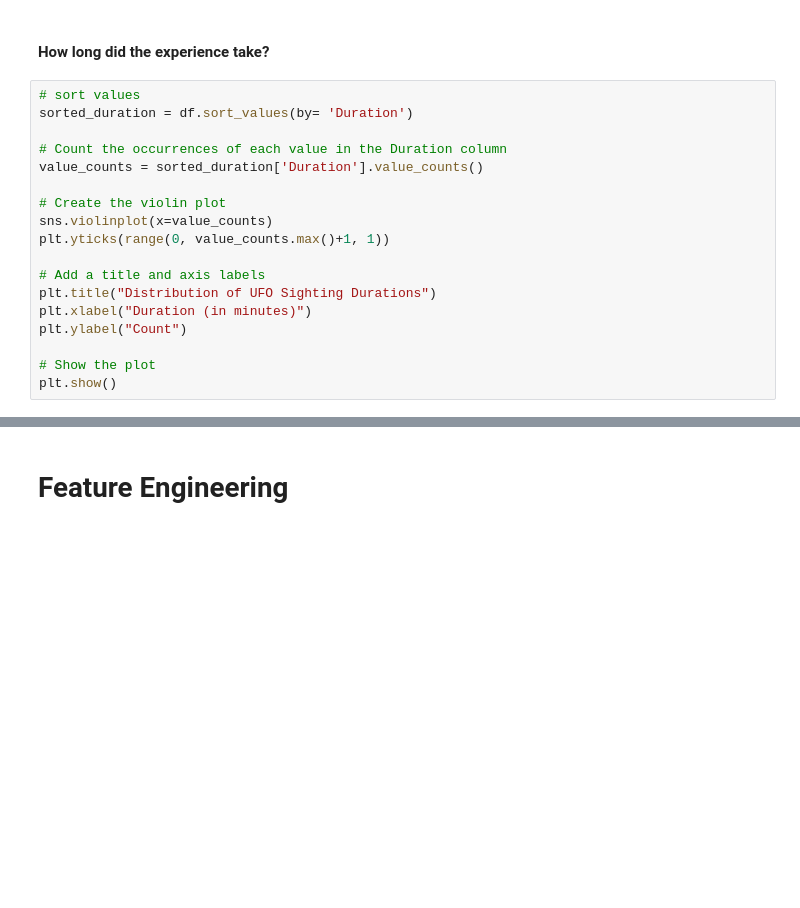
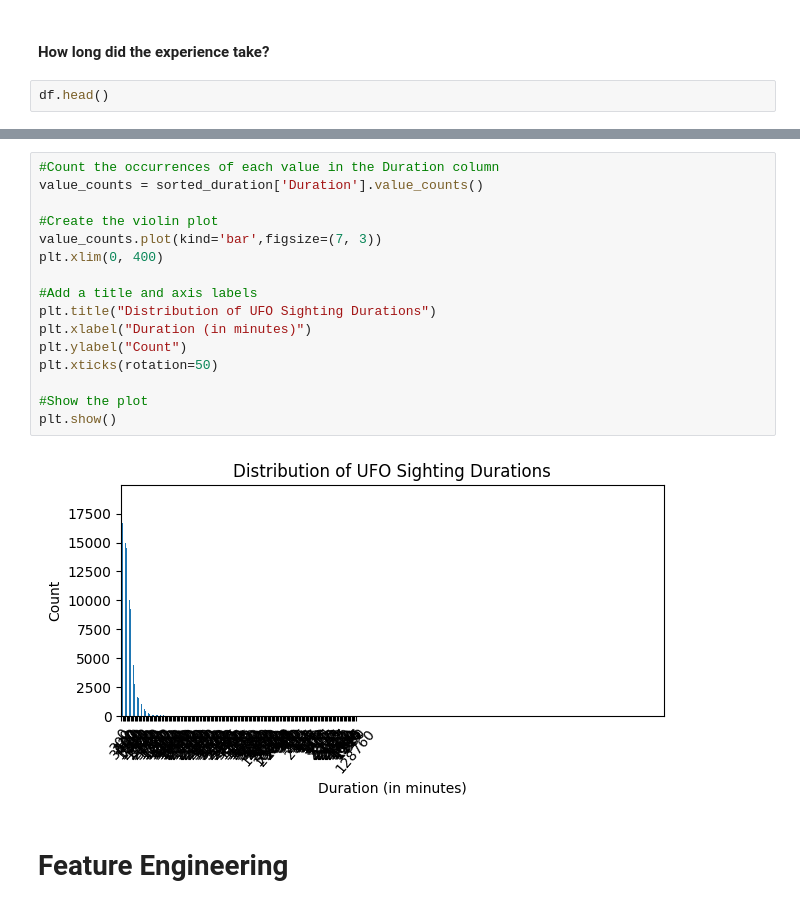
Before and after one commit to ortizfram/UFO-reports-analysis, a Jupyter notebook: UFO-reports.ipynb, the cells around one changed output, grey strips where cells are left out. Drawn from its saved outputs; the diff is of its cells as text; blank space fills up the shorter version.

```diff
--- a/UFO-reports.ipynb
+++ b/UFO-reports.ipynb
@@ -263,20 +263,4 @@ plt.show()
 # %% [markdown]
 #### How long did the experience take?
 # %%
-# sort values
-sorted_duration = df.sort_values(by= 'Duration')
-
-# Count the occurrences of each value in the Duration column
-value_counts = sorted_duration['Duration'].value_counts()
-
-# Create the violin plot
-sns.violinplot(x=value_counts)
-plt.yticks(range(0, value_counts.max()+1, 1))
-
-# Add a title and axis labels
-plt.title("Distribution of UFO Sighting Durations")
-plt.xlabel("Duration (in minutes)")
-plt.ylabel("Count")
-
-# Show the plot
-plt.show()
+df.head()
@@ -283,3 +274,21 @@ plt.show()
+# %%
+#Count the occurrences of each value in the Duration column
+value_counts = sorted_duration['Duration'].value_counts()
+
+#Create the violin plot
+value_counts.plot(kind='bar',figsize=(7, 3))
+plt.xlim(0, 400)
+
+#Add a title and axis labels
+plt.title("Distribution of UFO Sighting Durations")
+plt.xlabel("Duration (in minutes)")
+plt.ylabel("Count")
+plt.xticks(rotation=50)
+
+#Show the plot
+plt.show()
+# %% [output]
+[figure, added]
 # %% [markdown]
 # Feature Engineering
 # %% [markdown]
```
Also changed, not shown: parts of 1 cell of this notebook.
